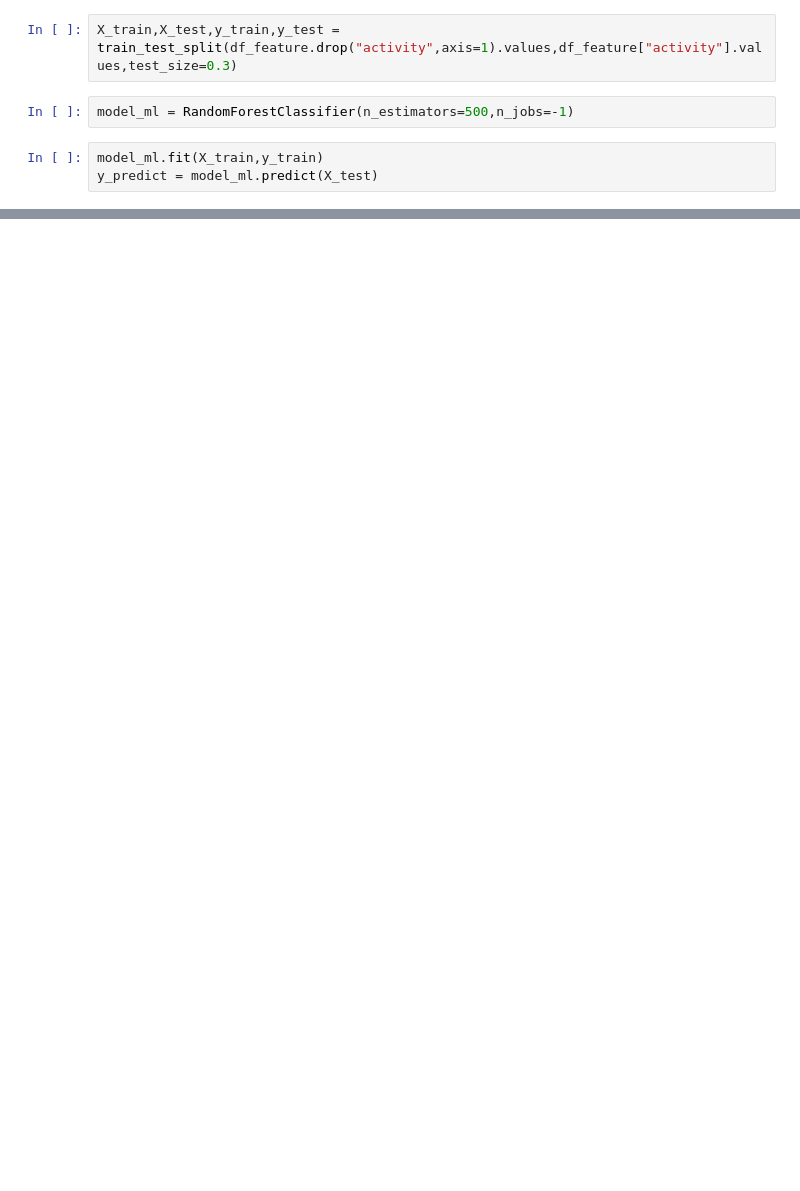
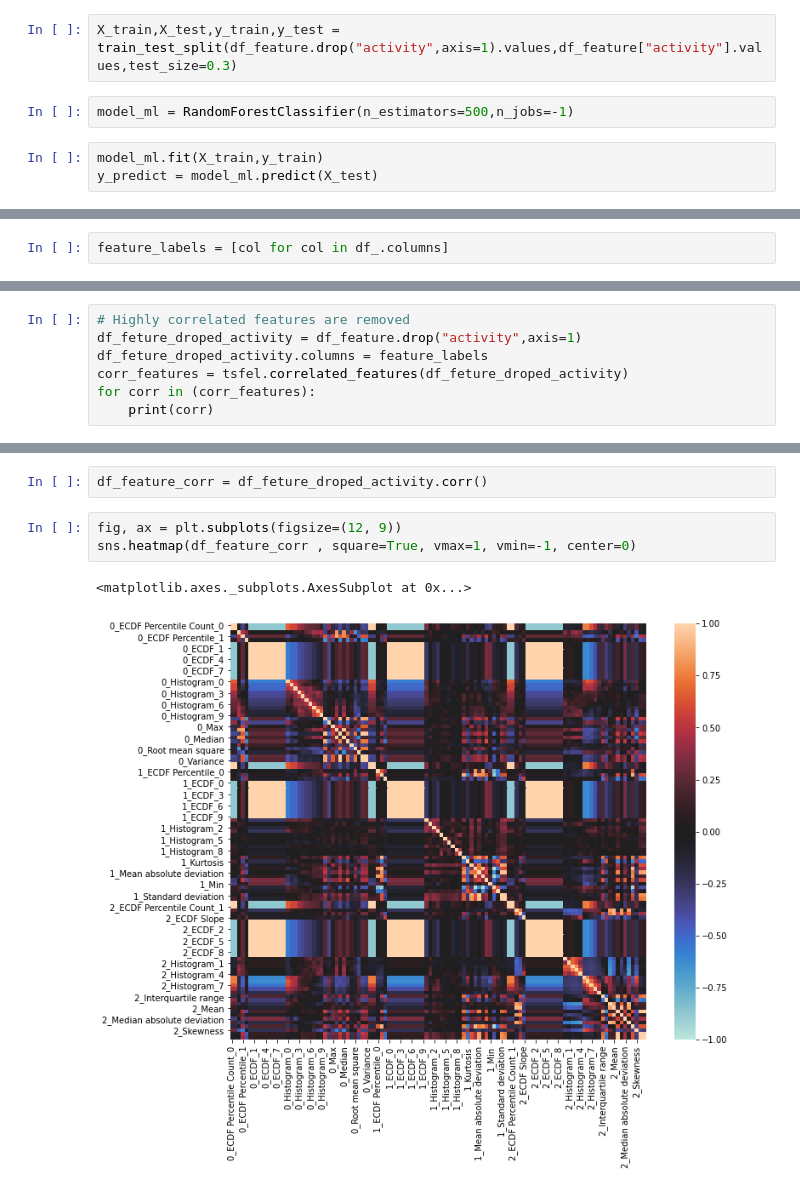
Before and after one commit to KohheiAdachi/HAR_tutorial, a Jupyter notebook: Features_extraction_using_tsfel.ipynb, the cells around one changed output, grey strips where cells are left out. Saved outputs shown, nothing was run; the diff lists cells and outputs as text; blank space fills up the shorter version.

```diff
--- a/Features_extraction_using_tsfel.ipynb
+++ b/Features_extraction_using_tsfel.ipynb
@@ -174,0 +149,2 @@ Index(['0_ECDF Percentile Count_0', '0_ECDF Percentile Count_1',
+# %%
+feature_labels = [col for col in df_.columns]
@@ -174,0 +174,7 @@ Index(['0_ECDF Percentile Count_0', '0_ECDF Percentile Count_1',
+# %%
+# Highly correlated features are removed
+df_feture_droped_activity = df_feature.drop("activity",axis=1)
+df_feture_droped_activity.columns = feature_labels
+corr_features = tsfel.correlated_features(df_feture_droped_activity)
+for corr in (corr_features):
+    print(corr)
@@ -174,0 +199,8 @@ Index(['0_ECDF Percentile Count_0', '0_ECDF Percentile Count_1',
+# %%
+df_feature_corr = df_feture_droped_activity.corr()
+# %%
+fig, ax = plt.subplots(figsize=(12, 9))
+sns.heatmap(df_feature_corr , square=True, vmax=1, vmin=-1, center=0)
+# %% [output]
+<matplotlib.axes._subplots.AxesSubplot at 0x...>
+[figure, added]
```
Also changed, not shown: parts of 10 cells of this notebook.
